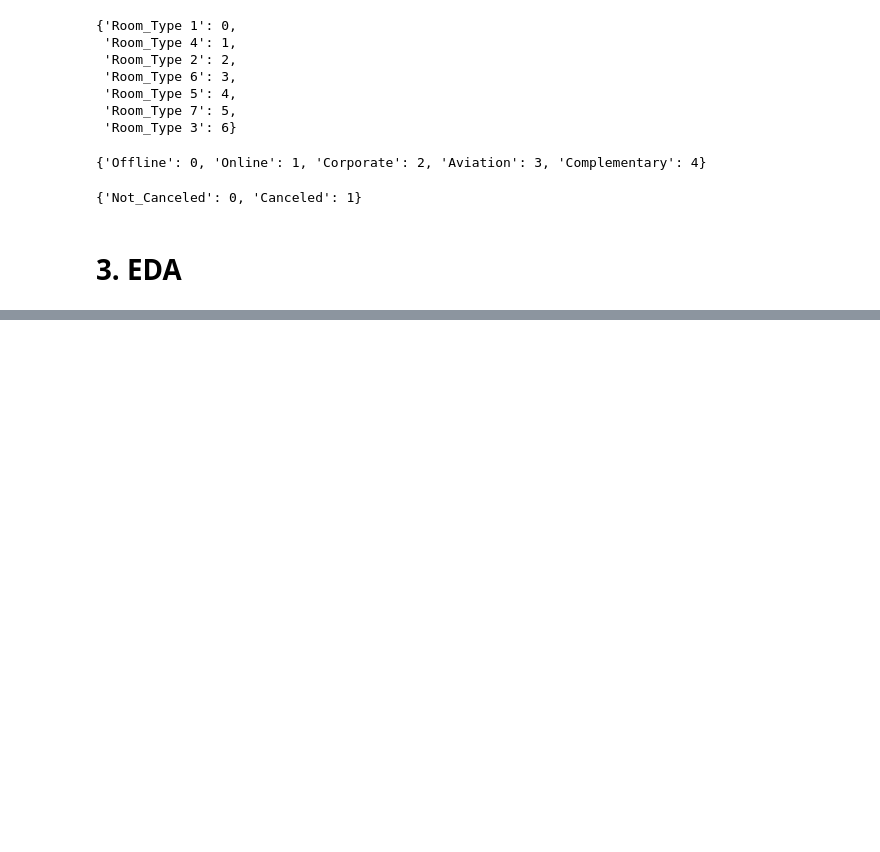
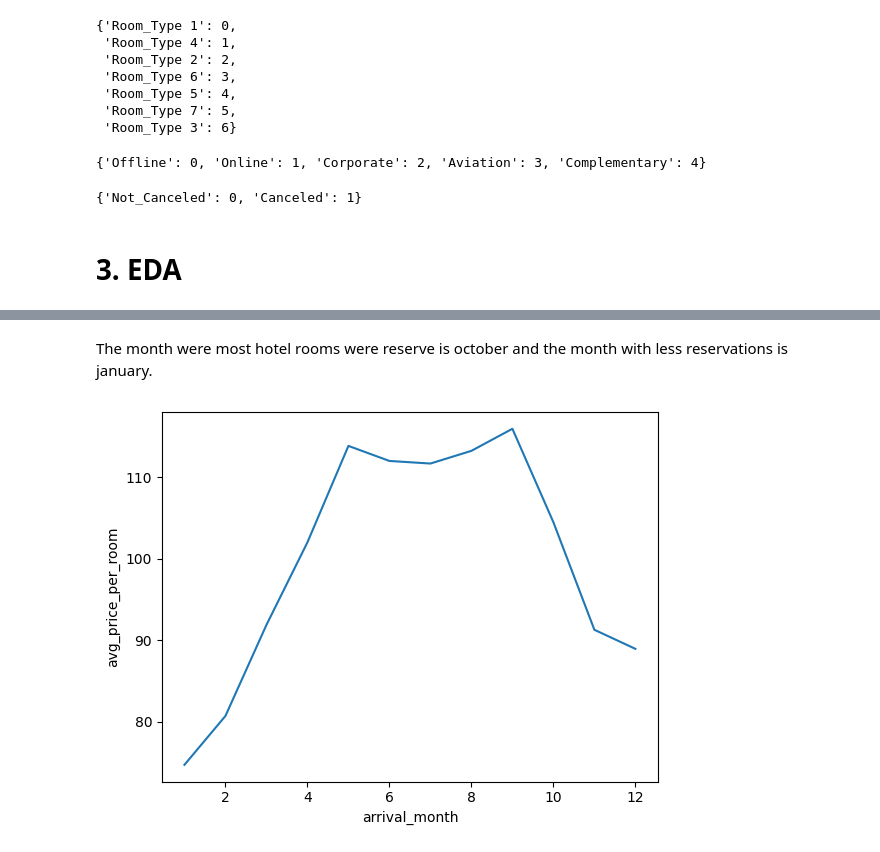
Before and after one commit to sergioasb8/hotel_cancelation_capstone1, a Jupyter notebook: notebooks/00_eda.ipynb, the cells around one changed output, grey strips where cells are left out. Saved outputs shown, nothing was run; the diff lists cells and outputs as text; code cells hidden in the pictures; blank space fills up the shorter version.

```diff
--- a/notebooks/00_eda.ipynb
+++ b/notebooks/00_eda.ipynb
@@ -127,0 +207,7 @@ market_segment_type_dict
+# %% [markdown]
+The month were most hotel rooms were reserve is october and the month with less reservations is january.
+# %%
+price_by_month = data.groupby('arrival_month')['avg_price_per_room'].mean().reset_index()
+sns.lineplot(data=price_by_month, x="arrival_month", y="avg_price_per_room");
+# %% [output]
+[figure, added]
```
Also changed, not shown: parts of 18 cells of this notebook.
